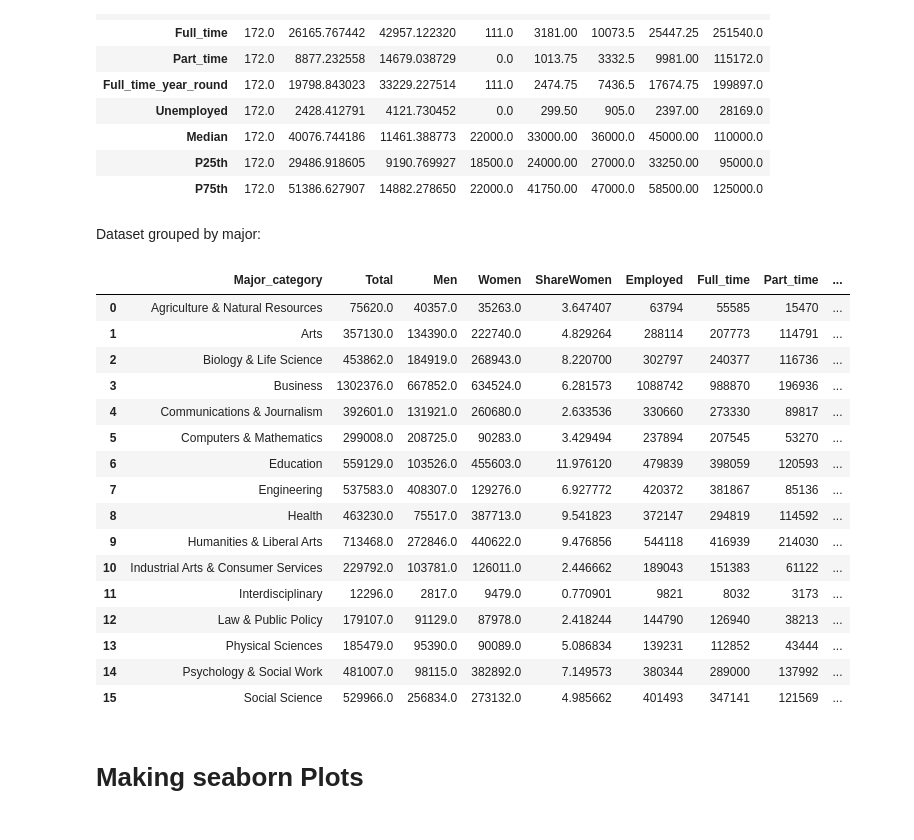
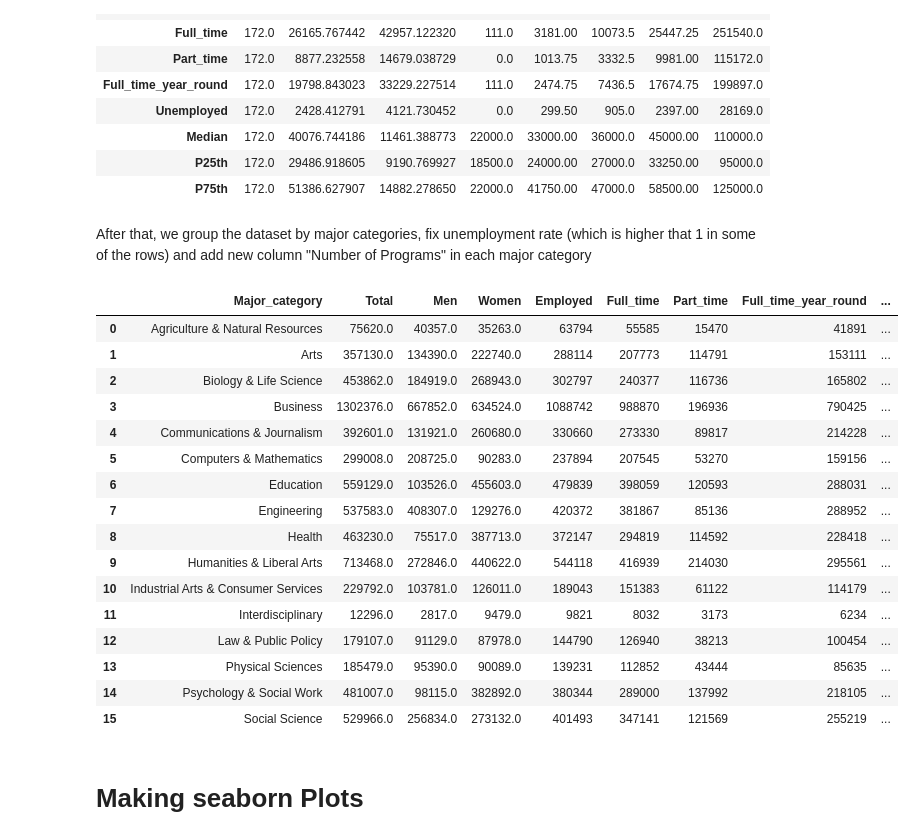
Before and after one commit to data301-2021-winter1/project-group02-project, a Jupyter notebook: notebooks/analysis1.ipynb, the cells around one changed output. Saved outputs shown, nothing was run; the diff lists cells and outputs as text; code cells hidden in the pictures.

Commit message:
Changed and improved sorting by major category

```diff
--- a/notebooks/analysis1.ipynb
+++ b/notebooks/analysis1.ipynb
@@ -189,29 +188,30 @@ cdf.describe(include='int64').T
 | Median | 172.0 | 40076.744186 | 11461.388773 | 22000.0 | 33000.00 | 36000.0 | 45000.00 | 110000.0 |
 | P25th | 172.0 | 29486.918605 | 9190.769927 | 18500.0 | 24000.00 | 27000.0 | 33250.00 | 95000.0 |
 | P75th | 172.0 | 51386.627907 | 14882.278650 | 22000.0 | 41750.00 | 47000.0 | 58500.00 | 125000.0 |
-# %% [markdown]
-Dataset grouped by major:
+# %% [markdown]
+After that, we group the dataset by major categories, fix unemployment rate (which is higher that 1 in some of the rows) and add new column "Number of Programs" in each major category
 # %%
 cdf = p1.group_by_majorCat(cdf)
+cdf = p1.fix_unempoyment(cdf)
 cdf
 # %% [output]
-|  | Major_category | Total | Men | Women | ShareWomen | Employed | Full_time | Part_time | ... |
-| 0 | Agriculture & Natural Resources | 75620.0 | 40357.0 | 35263.0 | 3.647407 | 63794 | 55585 | 15470 | ... |
-| 1 | Arts | 357130.0 | 134390.0 | 222740.0 | 4.829264 | 288114 | 207773 | 114791 | ... |
-| 2 | Biology & Life Science | 453862.0 | 184919.0 | 268943.0 | 8.220700 | 302797 | 240377 | 116736 | ... |
-| 3 | Business | 1302376.0 | 667852.0 | 634524.0 | 6.281573 | 1088742 | 988870 | 196936 | ... |
-| 4 | Communications & Journalism | 392601.0 | 131921.0 | 260680.0 | 2.633536 | 330660 | 273330 | 89817 | ... |
-| 5 | Computers & Mathematics | 299008.0 | 208725.0 | 90283.0 | 3.429494 | 237894 | 207545 | 53270 | ... |
-| 6 | Education | 559129.0 | 103526.0 | 455603.0 | 11.976120 | 479839 | 398059 | 120593 | ... |
-| 7 | Engineering | 537583.0 | 408307.0 | 129276.0 | 6.927772 | 420372 | 381867 | 85136 | ... |
-| 8 | Health | 463230.0 | 75517.0 | 387713.0 | 9.541823 | 372147 | 294819 | 114592 | ... |
-| 9 | Humanities & Liberal Arts | 713468.0 | 272846.0 | 440622.0 | 9.476856 | 544118 | 416939 | 214030 | ... |
-| 10 | Industrial Arts & Consumer Services | 229792.0 | 103781.0 | 126011.0 | 2.446662 | 189043 | 151383 | 61122 | ... |
-| 11 | Interdisciplinary | 12296.0 | 2817.0 | 9479.0 | 0.770901 | 9821 | 8032 | 3173 | ... |
-| 12 | Law & Public Policy | 179107.0 | 91129.0 | 87978.0 | 2.418244 | 144790 | 126940 | 38213 | ... |
-| 13 | Physical Sciences | 185479.0 | 95390.0 | 90089.0 | 5.086834 | 139231 | 112852 | 43444 | ... |
-| 14 | Psychology & Social Work | 481007.0 | 98115.0 | 382892.0 | 7.149573 | 380344 | 289000 | 137992 | ... |
-| 15 | Social Science | 529966.0 | 256834.0 | 273132.0 | 4.985662 | 401493 | 347141 | 121569 | ... |
+|  | Major_category | Total | Men | Women | Employed | Full_time | Part_time | Full_time_year_round | ... |
+| 0 | Agriculture & Natural Resources | 75620.0 | 40357.0 | 35263.0 | 63794 | 55585 | 15470 | 41891 | ... |
+| 1 | Arts | 357130.0 | 134390.0 | 222740.0 | 288114 | 207773 | 114791 | 153111 | ... |
+| 2 | Biology & Life Science | 453862.0 | 184919.0 | 268943.0 | 302797 | 240377 | 116736 | 165802 | ... |
+| 3 | Business | 1302376.0 | 667852.0 | 634524.0 | 1088742 | 988870 | 196936 | 790425 | ... |
+| 4 | Communications & Journalism | 392601.0 | 131921.0 | 260680.0 | 330660 | 273330 | 89817 | 214228 | ... |
+| 5 | Computers & Mathematics | 299008.0 | 208725.0 | 90283.0 | 237894 | 207545 | 53270 | 159156 | ... |
+| 6 | Education | 559129.0 | 103526.0 | 455603.0 | 479839 | 398059 | 120593 | 288031 | ... |
+| 7 | Engineering | 537583.0 | 408307.0 | 129276.0 | 420372 | 381867 | 85136 | 288952 | ... |
+| 8 | Health | 463230.0 | 75517.0 | 387713.0 | 372147 | 294819 | 114592 | 228418 | ... |
+| 9 | Humanities & Liberal Arts | 713468.0 | 272846.0 | 440622.0 | 544118 | 416939 | 214030 | 295561 | ... |
+| 10 | Industrial Arts & Consumer Services | 229792.0 | 103781.0 | 126011.0 | 189043 | 151383 | 61122 | 114179 | ... |
+| 11 | Interdisciplinary | 12296.0 | 2817.0 | 9479.0 | 9821 | 8032 | 3173 | 6234 | ... |
+| 12 | Law & Public Policy | 179107.0 | 91129.0 | 87978.0 | 144790 | 126940 | 38213 | 100454 | ... |
+| 13 | Physical Sciences | 185479.0 | 95390.0 | 90089.0 | 139231 | 112852 | 43444 | 85635 | ... |
+| 14 | Psychology & Social Work | 481007.0 | 98115.0 | 382892.0 | 380344 | 289000 | 137992 | 218105 | ... |
+| 15 | Social Science | 529966.0 | 256834.0 | 273132.0 | 401493 | 347141 | 121569 | 255219 | ... |
 # %% [markdown]
 # Making seaborn Plots
 # %%
```
Also changed, not shown: parts of 1 cell of this notebook, 1 other file.
